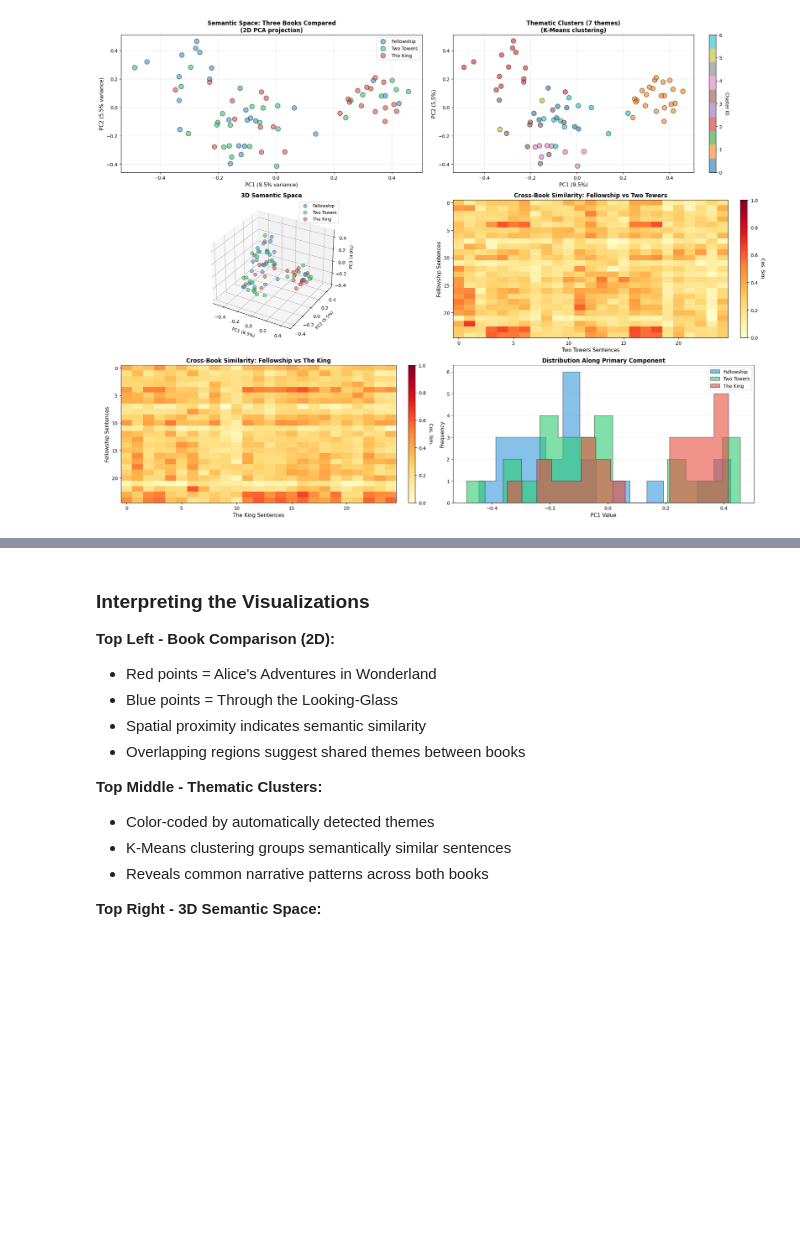
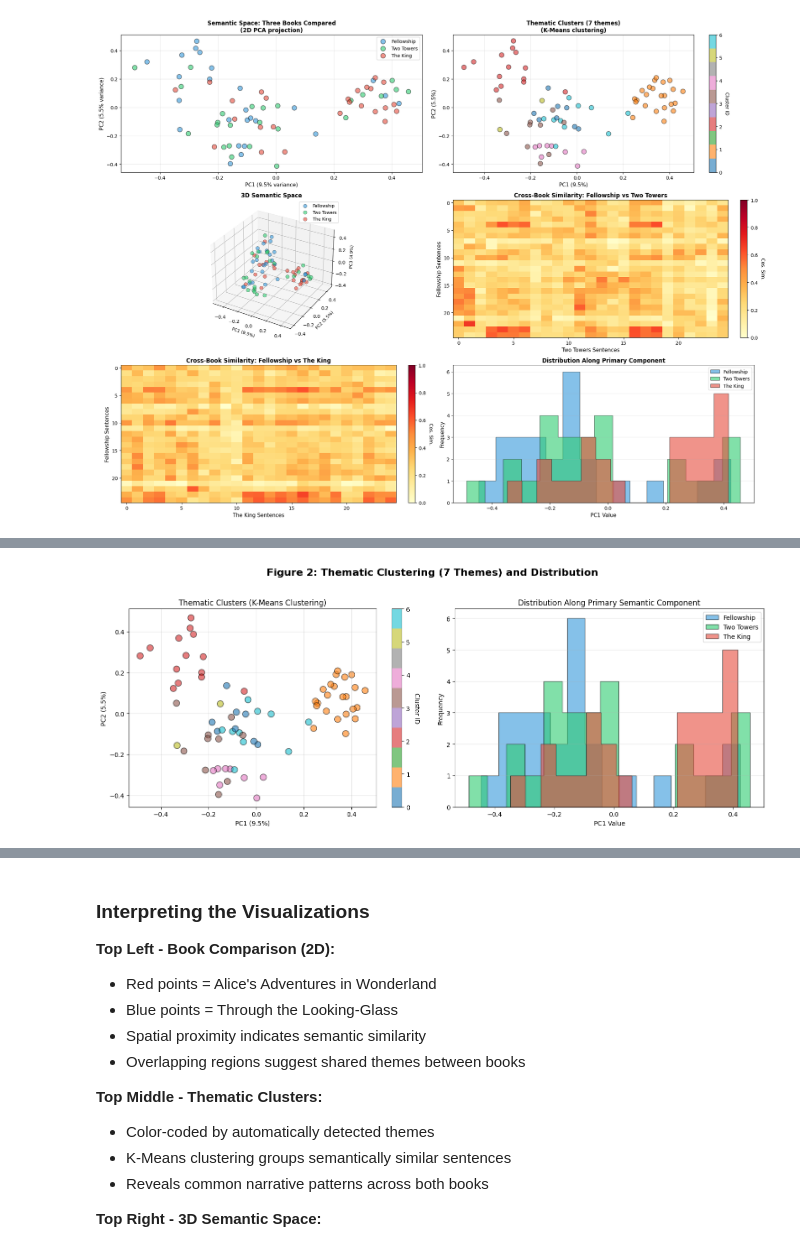
Before and after one commit to Team-DVA/applied-NLP-week3, a Jupyter notebook: notebooks/3_2_AppliedNLP_Session3_Sentence_Embeddings_Advanced.ipynb, the cells around one changed output, grey strips where cells are left out. Cells and saved outputs as stored; diff of their text form; code cells hidden in the pictures; blank space fills up the shorter version.

```diff
--- a/notebooks/3_2_AppliedNLP_Session3_Sentence_Embeddings_Advanced.ipynb
+++ b/notebooks/3_2_AppliedNLP_Session3_Sentence_Embeddings_Advanced.ipynb
@@ -379,0 +423,38 @@ plt.show()
+# %%
+# --- Figure 2: Thematic Focus & Coherence ---
+fig2 = plt.figure(figsize=(15, 6))
+plt.suptitle(f'Figure 2: Thematic Clustering ({n_clusters} Themes) and Distribution', fontsize=16, fontweight='bold')
+
+# --- Plot 2.1: 2D PCA with Clusters ---
+ax1 = fig2.add_subplot(1, 2, 1)
+
+scatter = ax1.scatter(points_2d[:, 0], points_2d[:, 1], c=clusters,
+                     cmap='tab10', alpha=0.6, s=100, edgecolors='black', linewidth=1)
+ax1.set_xlabel(f'PC1 ({pca_2d.explained_variance_ratio_[0]:.1%})')
+ax1.set_ylabel(f'PC2 ({pca_2d.explained_variance_ratio_[1]:.1%})')
+ax1.set_title('Thematic Clusters (K-Means Clustering)')
+cbar = plt.colorbar(scatter, ax=ax1)
+cbar.set_label('Cluster ID', rotation=270, labelpad=15)
+ax1.grid(True, alpha=0.3)
+
+# --- Plot 2.2: Distribution histogram (PC1) ---
+ax2 = fig2.add_subplot(1, 2, 2)
+
+F_pc1 = points_2d[:len(fellowship_sentences), 0]
+TT_pc1 = points_2d[len(fellowship_sentences):len(fellowship_sentences) + len(two_towers_sentences), 0]
+K_pc1 = points_2d[len(fellowship_sentences) + len(two_towers_sentences):, 0]
+
+ax2.hist(F_pc1, bins=15, alpha=0.6, color=colors_dict['Fellowship'], label='Fellowship', edgecolor='black', histtype='stepfilled')
+ax2.hist(TT_pc1, bins=15, alpha=0.6, color=colors_dict['Two Towers'], label='Two Towers', edgecolor='black', histtype='stepfilled')
+ax2.hist(K_pc1, bins=15, alpha=0.6, color=colors_dict['The King'], label='The King', edgecolor='black', histtype='stepfilled')
+
+ax2.set_xlabel('PC1 Value')
+ax2.set_ylabel('Frequency')
+ax2.set_title('Distribution Along Primary Semantic Component')
+ax2.legend(loc='best')
+ax2.grid(True, alpha=0.3, axis='y')
+
+plt.tight_layout(rect=[0, 0, 1, 0.95])
+plt.show()
+# %% [output]
+[figure, added]
```
Also changed, not shown: parts of 2 cells of this notebook.
